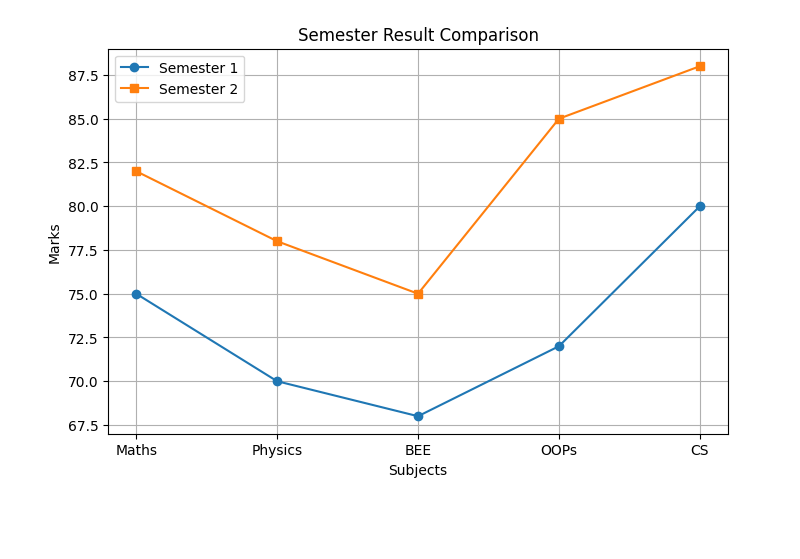
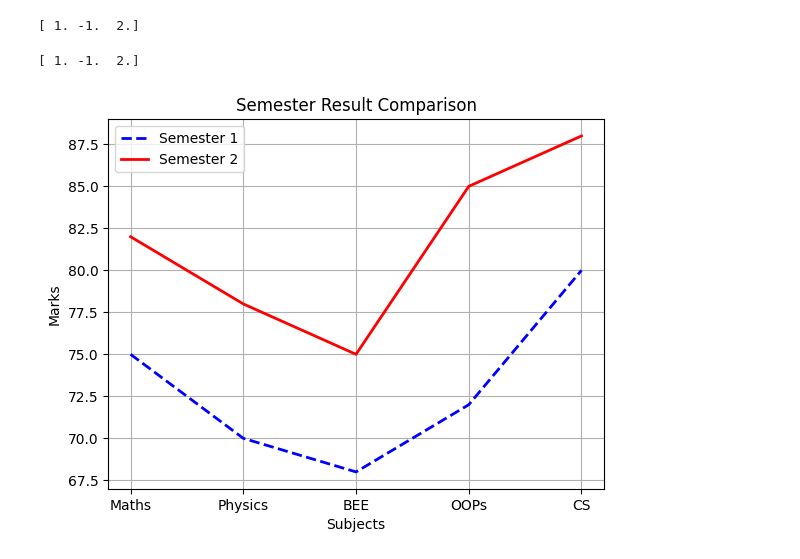
Before and after one commit to pankajsagardlp2021-code/Coplur-Assignment, a Jupyter notebook: assignment13.ipynb, the cells around one changed output. Saved outputs shown, nothing was run; the diff lists cells and outputs as text; code cells hidden in the pictures; blank space fills up the shorter version.

```diff
--- a/assignment13.ipynb
+++ b/assignment13.ipynb
@@ -170,29 +129,65 @@ Solution using Inverse Matrix:
+# %%
+import numpy as np
+
+arr1 = np.array([
+    [1,-2,3],
+    [-1,3,-1],
+    [2,-5,5]
+])
+
+arr2 = np.array([9,-6,17])
+
+result = np.linalg.solve(arr1,arr2)
+
+print(result)
+# %% [output]
+[ 1. -1.  2.]
+# %%
+import numpy as np
+
+arr1 = np.array([
+    [1,-2,3],
+    [-1,3,-1],
+    [2,-5,5]
+])
+
+arr2 = np.array([9,-6,17])
+
+inv_arr1 = np.linalg.inv(arr1)
+
+result = np.dot(inv_arr1,arr2)
+
+print(result)
+# %% [output]
+[ 1. -1.  2.]
 # %%
+import numpy as np
 import matplotlib.pyplot as plt
 
-subjects = ['Maths', 'Physics', 'BEE', 'OOPs', 'CS']
+subjects = ['Maths','Physics','BEE','OOPs','CS']
 
-semester1 = [75, 70, 68, 72, 80]
-semester2 = [82, 78, 75, 85, 88]
+sem1 = [75,70,68,72,80]
+sem2 = [82,78,75,85,88]
 
-plt.figure(figsize=(8,5))
+plt.plot(subjects,sem1,
+         label='Semester 1',
+         color='blue',
+         linestyle='--',
+         linewidth=2)
 
-plt.plot(subjects, semester1,
-         marker='o',
-         label='Semester 1')
-
-plt.plot(subjects, semester2,
-         marker='s',
-         label='Semester 2')
-
-plt.title("Semester Result Comparison")
+plt.plot(subjects,sem2,
+         label='Semester 2',
+         color='red',
+         linestyle='-',
+         linewidth=2)
 
 plt.xlabel("Subjects")
 plt.ylabel("Marks")
+plt.title("Semester Result Comparison")
 
-plt.grid(True)
 plt.legend()
+plt.grid()
 
 plt.show()
 # %% [output]
-[figure, old version]
+[figure, new version]
```
Also changed, not shown: parts of 7 cells of this notebook.
